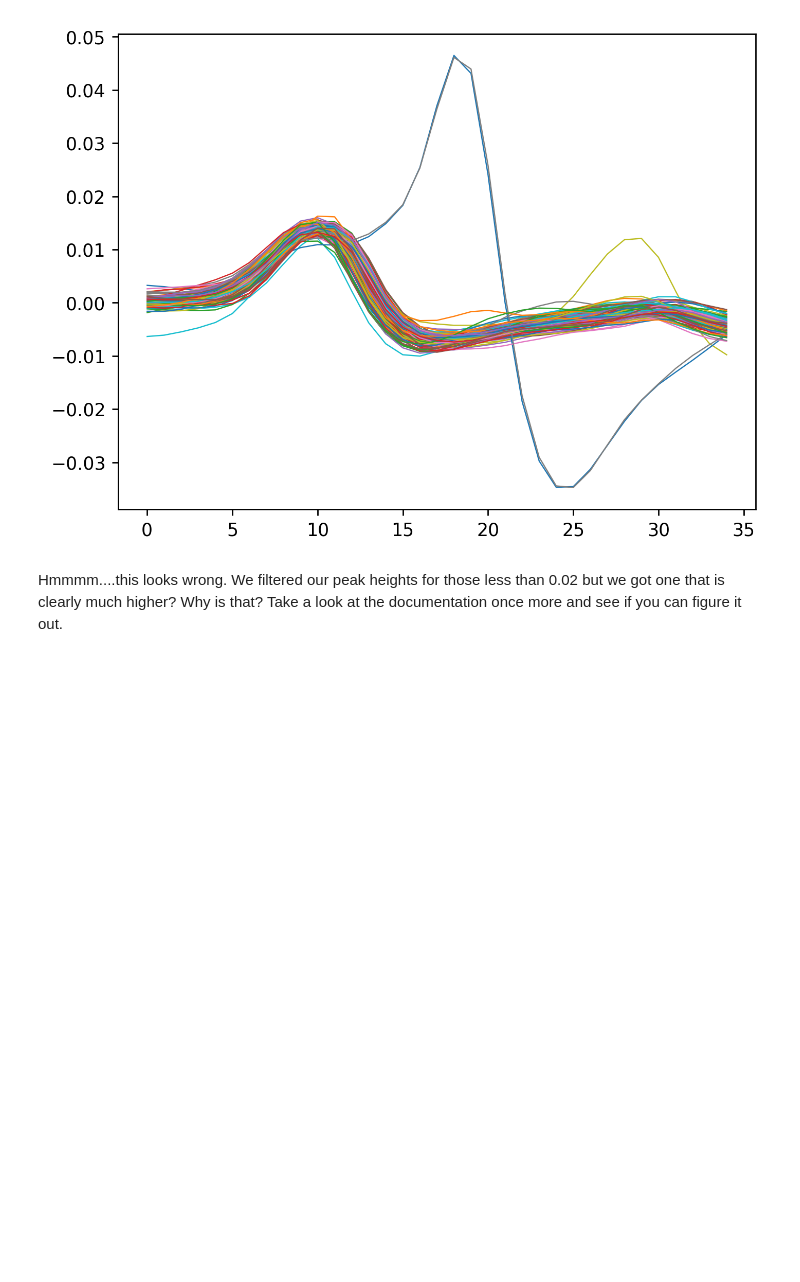
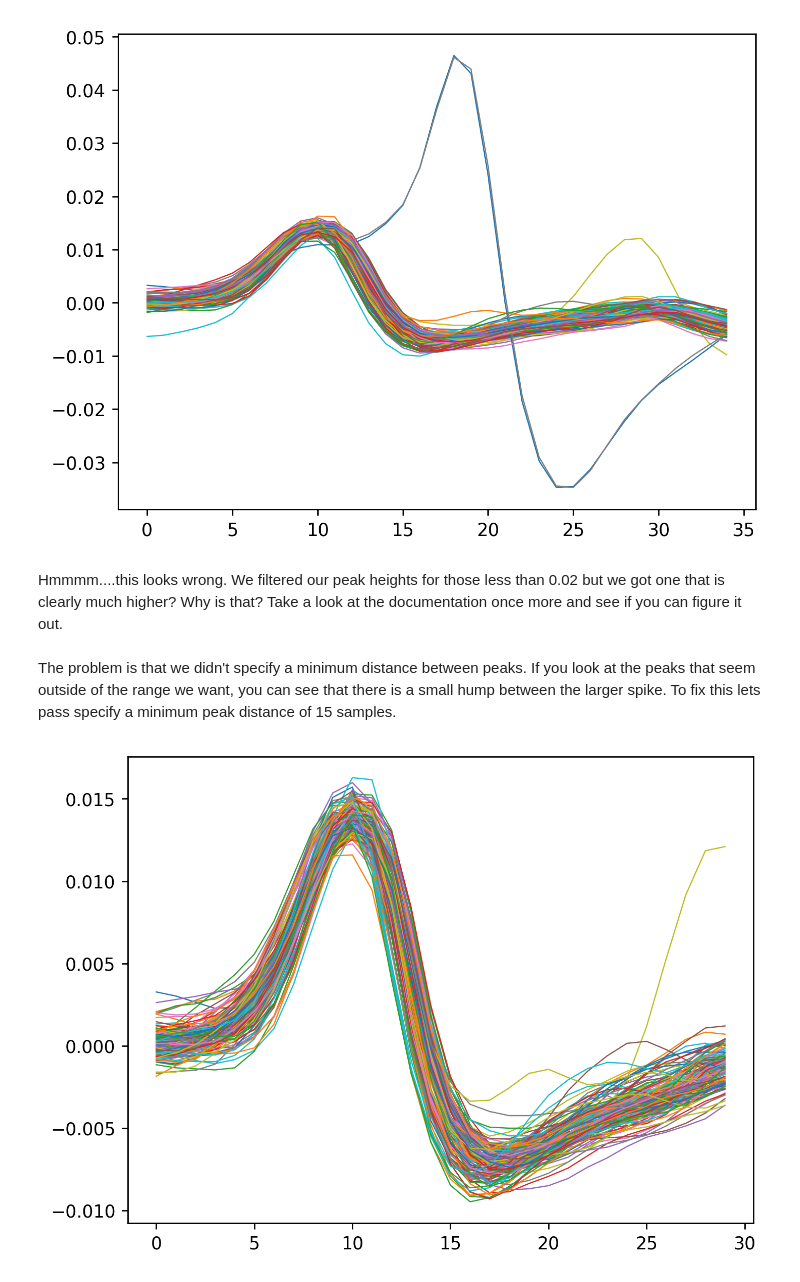
Before and after one commit to jeremyschroeter/Neuro301-Coding-Kit, a Jupyter notebook: Python_Tutorials/PythonCC3_NumpyAndMatplot.ipynb, the cells around one changed output. Drawn from its saved outputs; the diff is of its cells as text; code cells hidden in the pictures; blank space fills up the shorter version.

```diff
--- a/Python_Tutorials/PythonCC3_NumpyAndMatplot.ipynb
+++ b/Python_Tutorials/PythonCC3_NumpyAndMatplot.ipynb
@@ -306,3 +306,16 @@ plt.show()
 [figure]
 # %% [markdown]
 Hmmmm....this looks wrong. We filtered our peak heights for those less than 0.02 but we got one that is clearly much higher? Why is that? Take a look at the documentation once more and see if you can figure it out.
+# %% [markdown]
+The problem is that we didn't specify a minimum distance between peaks. If you look at the peaks that seem outside of the range we want, you can see that there is a small hump between the larger spike. To fix this lets pass specify a minimum peak distance of 15 samples.
+# %%
+peaks, properties = signal.find_peaks(RAW_DATA, height=(None, None), width=(None, None), distance=35)
+heights, widths = properties['peak_heights'], properties['widths']
+cluster_one_mask = (heights > 0.01) & (heights < 0.02)
+cluster_one_peaks = peaks[cluster_one_mask]
+
+for spike in cluster_one_peaks:
+    plt.plot(np.arange(30), RAW_DATA[spike - 10:spike + 20], lw=0.7)
+plt.show()
+# %% [output]
+[figure, added]
```
Also changed, not shown: parts of 10 cells of this notebook, 1 other file.
